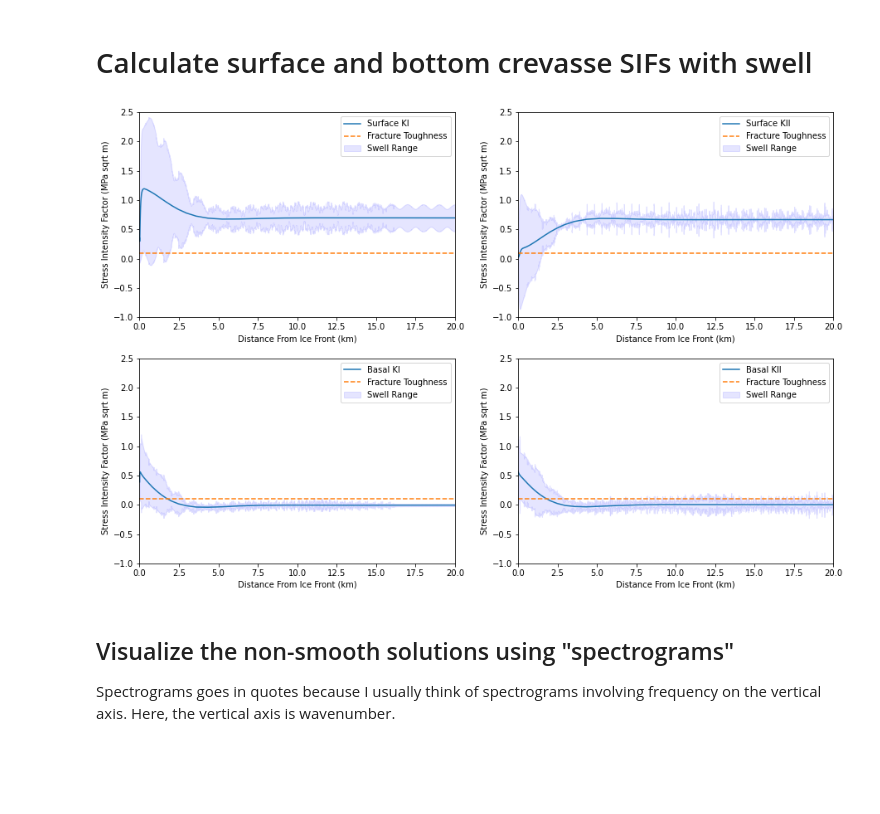
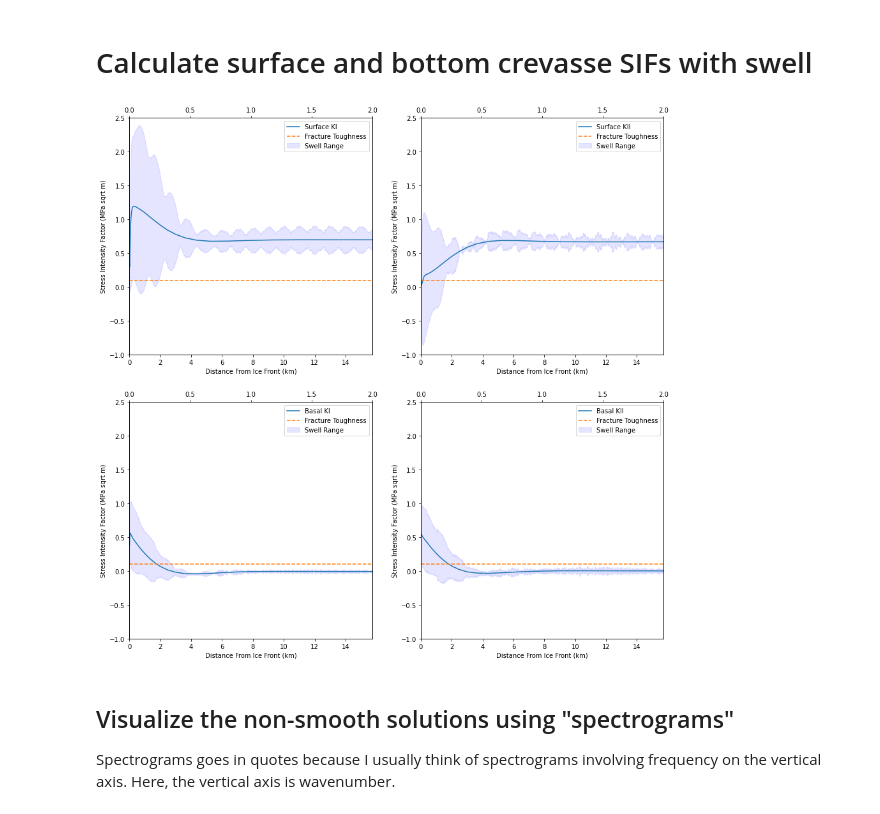
Before and after one commit to bradlipovsky/crevasserator, a Jupyter notebook: crevasse-model-parameter-space.ipynb, the cells around one changed output. Cells and saved outputs as stored; diff of their text form; code cells hidden in the pictures; blank space fills up the shorter version.

```diff
--- a/crevasse-model-parameter-space.ipynb
+++ b/crevasse-model-parameter-space.ipynb
@@ -28,8 +34,7 @@ mats = {'E':1e10, 'nu':0.3, 'rho':910, 'rhow':1024, 'g':9.81}
 Lcs = np.logspace(np.log10(5),np.log10(50e3),50)
 r = mats['rho']/mats['rhow']
 
-D = mats['E']/(1-mats['nu']**2) * geom['H']**3 / 12
-flexural_gravity_wavelength = 2*np.pi*(D/(mats['rhow']*mats['g']))**(1/4)
+D, flexural_gravity_wavelength = c.fgl(mats,geom)
 haf = geom['H'] - mats['rho']/mats['rhow'] * geom['H']
 
 # Surface Crevasse
@@ -175,41 +180,48 @@ Text(0.5, 1.0, 'B. Near-front bottom crevasse')
 # %%
 # The code to calculate swell sifs has been moved to run_crevasse_simulations.py
 
-with open('swell-sifs-high-res-linear.pkl', 'rb') as f:
+with open('swell-sifs-hi-res-linear.pkl', 'rb') as f:
     output = pickle.load(f)
 
 labels=('Surface KI','Surface KII','Basal KI','Basal KII')
 # %%
-Lcs_swell = np.linspace(10,3*flexural_gravity_wavelength,10000)
+Lcs_swell = np.linspace(10,4*flexural_gravity_wavelength,10000)
+# Lcs_swell = np.linspace(10,3*flexural_gravity_wavelength,1000)
+# Lcs_swell = np.linspace(10,3*flexural_gravity_wavelength,100)
 
-fig, ((ax1,ax2),(ax3,ax4)) = plt.subplots(2,2,figsize=(15,10))
+fig, ((ax1,ax2),(ax3,ax4)) = plt.subplots(2,2,figsize=(15,15))
 
 for i,this_ax in enumerate((ax1,ax2,ax3,ax4)):
 
     if i==0:
         sif_no_swell = surface_sifs['KI']/1e6
     elif i ==1:
         sif_no_swell = bottom_sifs['KI']/1e6
     if i==2:
         sif_no_swell = surface_sifs['KII']/1e6
     elif i ==3:
         sif_no_swell = bottom_sifs['KII']/1e6
     sif_no_swell_interp = np.interp(Lcs_swell,Lcs,sif_no_swell)
     swell_min = np.array(output[i])[:,1]/1e6
     swell_max = 2*sif_no_swell_interp-np.array(output[i])[:,1]/1e6
-    this_ax.fill_between(Lcs_swell/1e3, swell_max, swell_min, color="blue", alpha=0.1,label='Swell Range')
+    this_ax.fill_between(Lcs_swell/1e3, swell_max, swell_min,
+                         color="blue", alpha=0.1,label='Swell Range')
     this_ax.plot(Lcs/1e3,sif_no_swell,label=labels[i])
     this_ax.plot((0,20),(0.1,0.1),'--',label='Fracture Toughness')
-    this_ax.set_xlim([0e3,20])
+    this_ax.set_xlim([0e3,flexural_gravity_wavelength*2/1e3])
     this_ax.set_ylim([-1,2.5])
     this_ax.set_ylabel('Stress Intensity Factor (MPa sqrt m)')
     this_ax.set_xlabel('Distance From Ice Front (km)')
     this_ax.legend()
+
+    axes2 = this_ax.twiny()
+    axes2.set_xticks([0,0.5,1,1.5,2])
+    axes2.set_ylabel('Distance / Flexural Gravity Wavelength')
     # Plot the phase of maximum amplitude:
 #     ax2 = this_ax.twinx()
 #     ax2.plot(Lcs_swell,np.unwrap(np.array(output[i])[:,0]),'.r')
 # %% [output]
-[figure, old version]
+[figure, new version]
 # %% [markdown]
 ## Visualize the non-smooth solutions using "spectrograms"
 Spectrograms goes in quotes because I usually think of spectrograms involving frequency on the vertical axis.  Here, the vertical axis is wavenumber.
```
Also changed, not shown: parts of 4 cells of this notebook, 2 other files.
